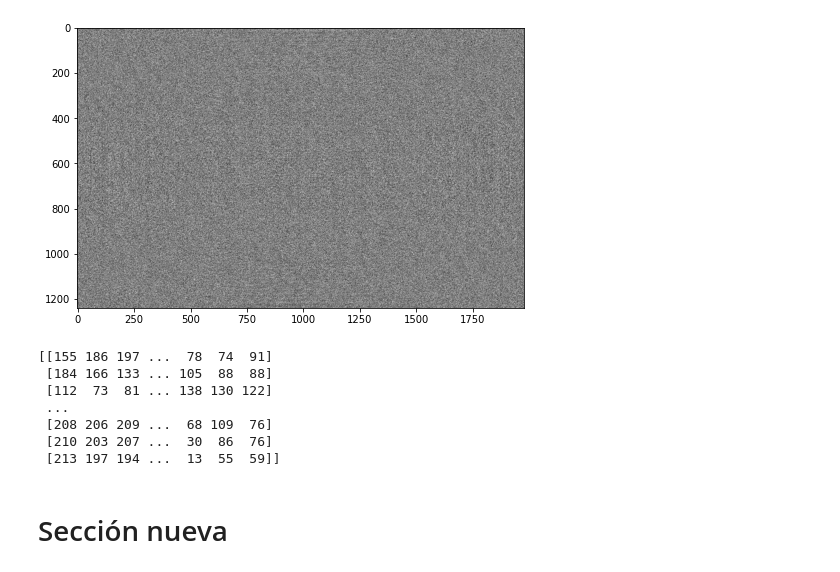
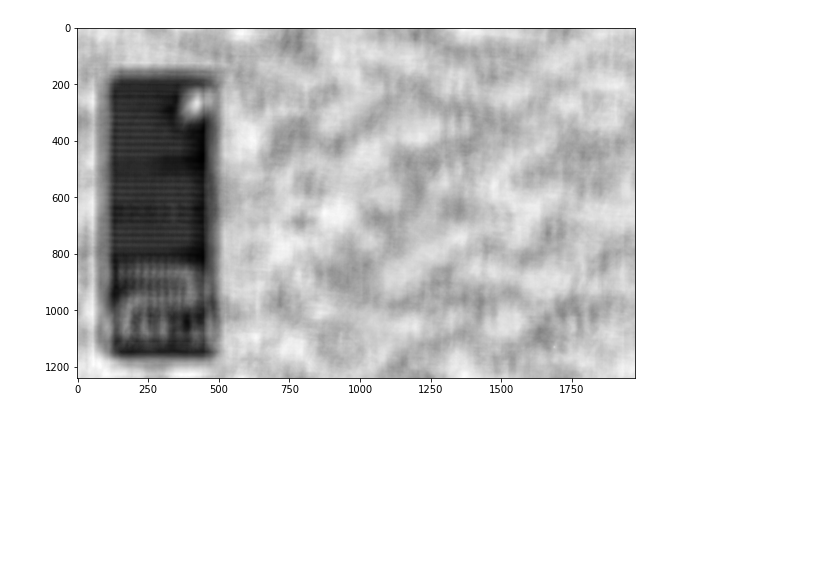
Before and after one commit to lamortizme/Instrumentos, a Jupyter notebook: PuntoC.ipynb, the cells around one changed output. Saved outputs shown, nothing was run; the diff lists cells and outputs as text; code cells hidden in the pictures; blank space fills up the shorter version.

```diff
--- a/PuntoC.ipynb
+++ b/PuntoC.ipynb
@@ -2,54 +2,48 @@
 <a href="https://colab.research.google.com/github/lamortizme/Instrumentos/blob/main/PuntoC.ipynb" target="_parent"><img src="https://colab.research.google.com/assets/colab-badge.svg" alt="Open In Colab"/></a>
 # %%
 import cv2
+from PIL import Image
 from matplotlib import pyplot as plt
 import numpy as np
 import numpy as np
 from scipy.signal import fftconvolve
 # se carga las dos imagenes
-img = cv2.imread('cgris.jpg',0)
-img20 = cv2.imread('c_clue(1).jpg',0)
-img2 = cv2.flip(img20,1)
-U1=np.array(img,dtype='uint8')
-U2=np.array(img2,dtype='uint8')
+img = cv2.imread('c.jpg',0)
+img2 = cv2.imread('c_clue.jpg',0)
+
+img = cv2.imread('c.jpg', cv2.IMREAD_GRAYSCALE)
+img2 = cv2.imread('c_clue.jpg', cv2.IMREAD_GRAYSCALE)
+img2 = cv2.flip(img2,1)
+img2 = cv2.flip(img2,0)
+img2 = cv2.threshold(img2, 180, 255, cv2.THRESH_BINARY)[1]
+img2= np.array(img2)
 # %%
-#se refleja la imagen img20
-#img2 = cv2.flip(img20,1)
+
 
 #se aplica DTF a img y img2
 dft=np.fft.fft2(img)
+dft2=np.fft.fft2(img2)
 dft_s= np.fft.fftshift(dft)
-dft2=np.fft.fft2(img2)
 dft_s2= np.fft.fftshift(dft2)
 
-#ms y ms2 muestran DTF
-#ms = 20* np.log(cv2.magnitude(dft_s[:,0], dft_s[:,1]))
-#ms2 = 20* np.log(cv2.magnitude(dft_s2[:,0], dft_s[:,1]))
+#dft_s2= np.conj(dft_s2)
+#dft_s2=(dft_s*dft_s2)*np.exp(-1j*0)
+
 
 # se multiplica las DTF de cada una de las imagenes y se obtiene la DTF inversa de ese resoltado, a fin de encontrar la convoluci�n entre las dos imagenes
-dH=dft_s
+dH=dft_s*dft_s2
 #magnitud de dH para poder visualizarla en el espacio de las frecuencias
 
 
-i= np.fft.ifft(dH)
-UU=abs(i)
-#
-a= abs((img_b)**2)
+i= np.fft.ifft2(dH)
+i=np.fft.fftshift(i)
+
+UU=abs(i*i)
+
 #se crean las diferentes figuras(los elementos comentados son para elegir una sola de las figuras)
-fig=plt.figure(figsize=(8,8))
-plt.imshow(np.angle(np.fft.fft2(img)),cmap='gray')
+fig=plt.figure(figsize=(10,10))
+plt.imshow(UU,cmap='gray')
+
 plt.show()
 # %% [output]
-[figure, old version]
+[figure, new version]
-# %%
-print(img)
-# %% [output]
-[[155 186 197 ...  78  74  91]
- [184 166 133 ... 105  88  88]
- [112  73  81 ... 138 130 122]
- ...
- [208 206 209 ...  68 109  76]
- [210 203 207 ...  30  86  76]
- [213 197 194 ...  13  55  59]]
-# %% [markdown]
-# Sección nueva
```
Also changed, not shown: parts of 3 cells of this notebook.
